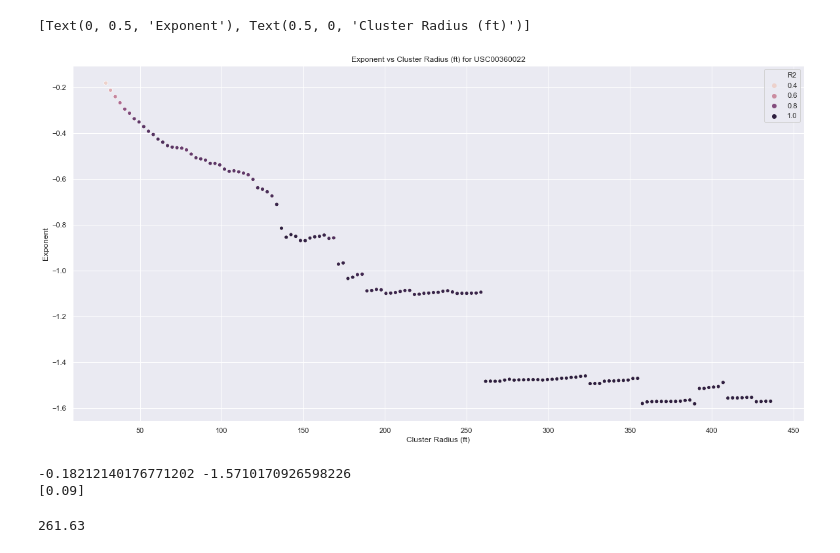
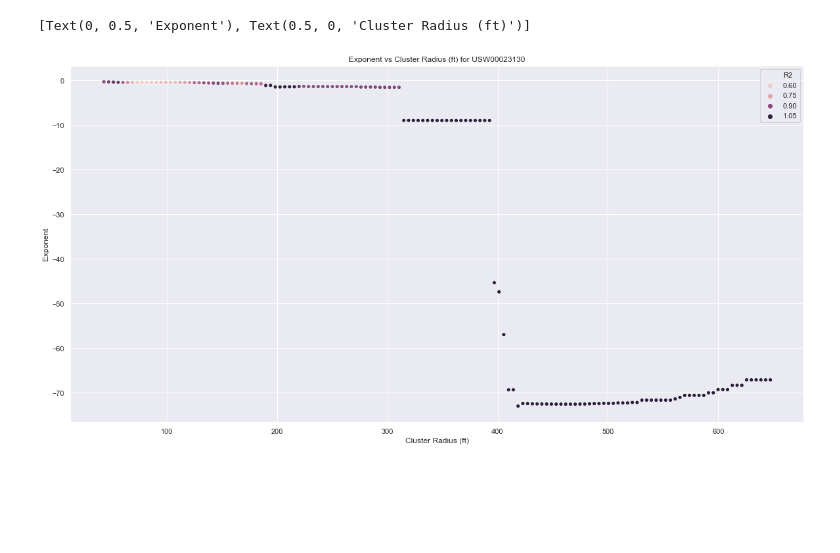
Before and after one commit to rrusali/2020-Summer-Research, a Jupyter notebook: Zipf's Law Exponent.ipynb, the cells around one changed output. Drawn from its saved outputs; the diff is of its cells as text; code cells hidden in the pictures; blank space fills up the shorter version.

```diff
--- a/Zipf's Law Exponent.ipynb
+++ b/Zipf's Law Exponent.ipynb
@@ -7,15 +7,13 @@ import seaborn as sns
 import os
 import re
 # %%
-# Declare file path and convention here
+# Declare file path convention here
 
 ###
 
-code = 'USC00360022'
+s1 = 'E:/Old Downloads Folder/Research Stuff/Jupyter Notebooks/Coords Folder/Weather Station Coords/Los Angeles/'
 
 ###
-
-s1 = 'E:/Old Downloads Folder/Research Stuff/Jupyter Notebooks/Coords Folder/Weather Station Coords/'
 # %%
 # This finds the initial step, stopping point, and step size of the files in your directory
 
@@ -136,18 +134,20 @@ def expFunc(x, a, b):
 
     return a*x**b
 # %%
+code = 'USW00023130'
+
 final_frame = createFrame(code)
 
 sns.set(rc={'figure.figsize':(20, 10)})
 
 zip_dist = sns.scatterplot(x = final_frame['Ovito Range'] * findScale(code), y = final_frame.exp, hue = final_frame.R2)
 
 zip_dist.set_title('Exponent vs Cluster Radius (ft) for ' + str(code))
 
 zip_dist.set(ylabel = 'Exponent', xlabel = 'Cluster Radius (ft)')
 # %% [output]
 [Text(0, 0.5, 'Exponent'), Text(0.5, 0, 'Cluster Radius (ft)')]
-[figure, old version]
+[figure, new version]
 # %%
 # Let's see if we can identify drops in the data
 
@@ -172,10 +172,6 @@ def findDrops(code):
         prev_val = data['exp']
 
     return(drops[0] * findScale(code))
-# %% [output]
--0.18212140176771202 -1.5710170926598226
-[0.09]
-261.63
 # %%
 # This finds the drops for all the codes we have so far
 
```
Also changed, not shown: parts of 1 cell of this notebook, 9 other files.
